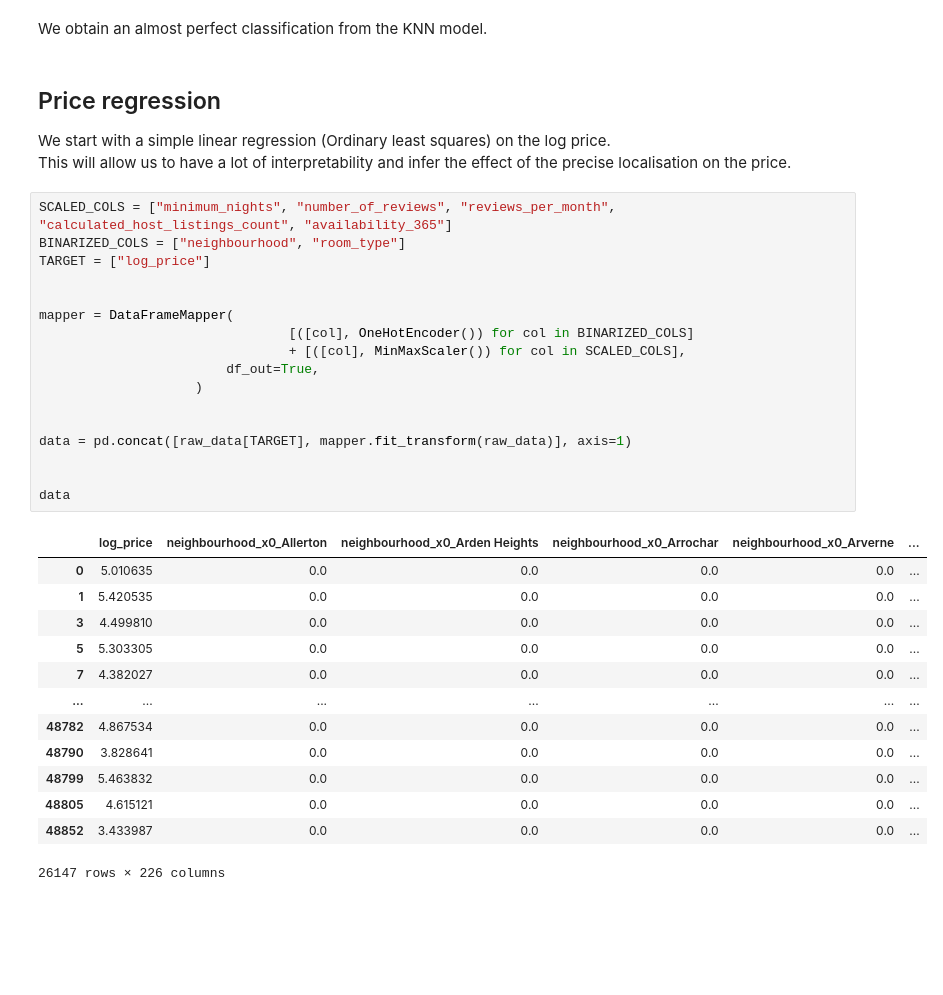
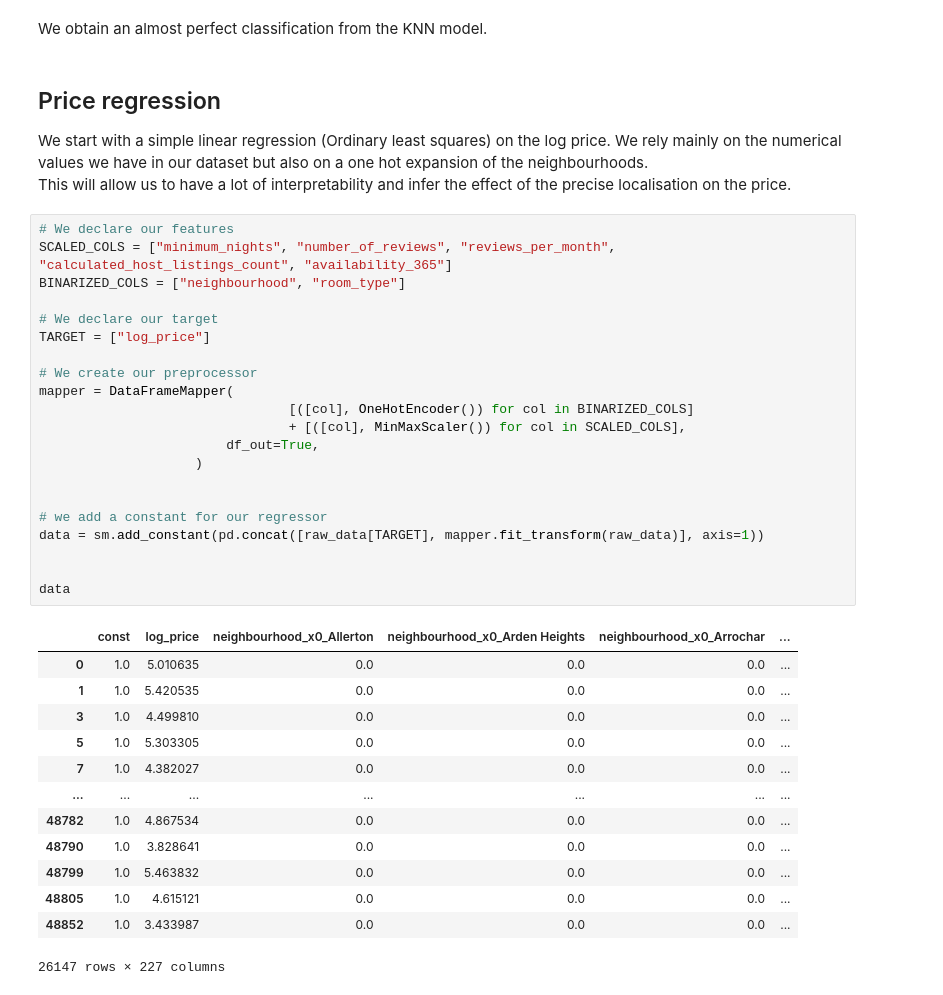
Before and after one commit to NizarGhandri/swisscom_assgmt, a Jupyter notebook: swisscom_assignment/notebooks/EDA.ipynb, the cells around one changed output. Drawn from its saved outputs; the diff is of its cells as text; blank space fills up the shorter version.

```diff
--- a/swisscom_assignment/notebooks/EDA.ipynb
+++ b/swisscom_assignment/notebooks/EDA.ipynb
@@ -255,36 +269,41 @@ We obtain an almost perfect classification from the KNN model.
 ## Price regression
 
 We start with a simple linear regression (Ordinary least squares) on the log price.
+We rely mainly on the numerical values we have in our dataset but also on a one hot expansion of the neighbourhoods.
 This will allow us to have a lot of interpretability and infer the effect of the precise localisation on the price.
 # %%
+# We declare our features
 SCALED_COLS = ["minimum_nights", "number_of_reviews", "reviews_per_month", "calculated_host_listings_count", "availability_365"]
 BINARIZED_COLS = ["neighbourhood", "room_type"]
+
+# We declare our target
 TARGET = ["log_price"]
 
-
+# We create our preprocessor
 mapper = DataFrameMapper(
                                 [([col], OneHotEncoder()) for col in BINARIZED_COLS]
                                 + [([col], MinMaxScaler()) for col in SCALED_COLS],
                         df_out=True,
                     )
 
 
-data = pd.concat([raw_data[TARGET], mapper.fit_transform(raw_data)], axis=1)
+# we add a constant for our regressor
+data = sm.add_constant(pd.concat([raw_data[TARGET], mapper.fit_transform(raw_data)], axis=1))
 
 
 data
 # %% [output]
-|  | log_price | neighbourhood_x0_Allerton | neighbourhood_x0_Arden Heights | neighbourhood_x0_Arrochar | neighbourhood_x0_Arverne | ... |
-| 0 | 5.010635 | 0.0 | 0.0 | 0.0 | 0.0 | ... |
-| 1 | 5.420535 | 0.0 | 0.0 | 0.0 | 0.0 | ... |
-| 3 | 4.499810 | 0.0 | 0.0 | 0.0 | 0.0 | ... |
-| 5 | 5.303305 | 0.0 | 0.0 | 0.0 | 0.0 | ... |
-| 7 | 4.382027 | 0.0 | 0.0 | 0.0 | 0.0 | ... |
+|  | const | log_price | neighbourhood_x0_Allerton | neighbourhood_x0_Arden Heights | neighbourhood_x0_Arrochar | ... |
+| 0 | 1.0 | 5.010635 | 0.0 | 0.0 | 0.0 | ... |
+| 1 | 1.0 | 5.420535 | 0.0 | 0.0 | 0.0 | ... |
+| 3 | 1.0 | 4.499810 | 0.0 | 0.0 | 0.0 | ... |
+| 5 | 1.0 | 5.303305 | 0.0 | 0.0 | 0.0 | ... |
+| 7 | 1.0 | 4.382027 | 0.0 | 0.0 | 0.0 | ... |
 | ... | ... | ... | ... | ... | ... | ... |
-| 48782 | 4.867534 | 0.0 | 0.0 | 0.0 | 0.0 | ... |
-| 48790 | 3.828641 | 0.0 | 0.0 | 0.0 | 0.0 | ... |
-| 48799 | 5.463832 | 0.0 | 0.0 | 0.0 | 0.0 | ... |
-| 48805 | 4.615121 | 0.0 | 0.0 | 0.0 | 0.0 | ... |
-| 48852 | 3.433987 | 0.0 | 0.0 | 0.0 | 0.0 | ... |
+| 48782 | 1.0 | 4.867534 | 0.0 | 0.0 | 0.0 | ... |
+| 48790 | 1.0 | 3.828641 | 0.0 | 0.0 | 0.0 | ... |
+| 48799 | 1.0 | 5.463832 | 0.0 | 0.0 | 0.0 | ... |
+| 48805 | 1.0 | 4.615121 | 0.0 | 0.0 | 0.0 | ... |
+| 48852 | 1.0 | 3.433987 | 0.0 | 0.0 | 0.0 | ... |
-26147 rows × 226 columns
+26147 rows × 227 columns
 # %%
```
Also changed, not shown: parts of 58 cells of this notebook, 2 other files.
